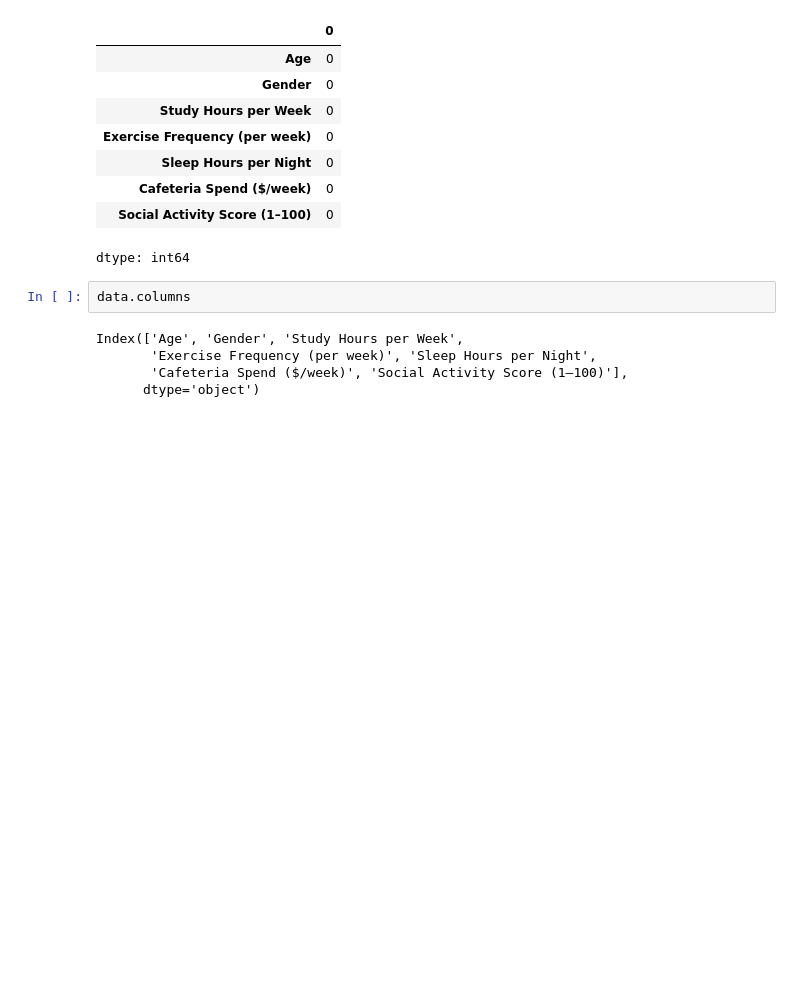
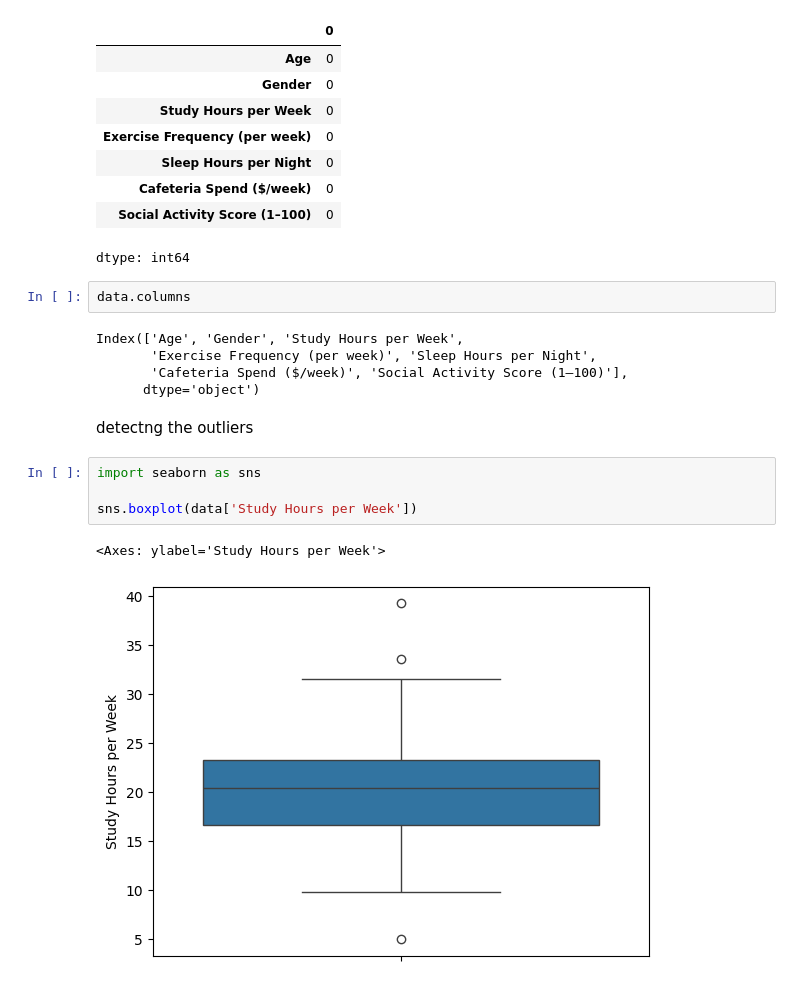
Before and after one commit to Mainabryan/Student-life-segmentation, a Jupyter notebook: Student_life_segmentation.ipynb, the cells around one changed output. Drawn from its saved outputs; the diff is of its cells as text; blank space fills up the shorter version.

```diff
--- a/Student_life_segmentation.ipynb
+++ b/Student_life_segmentation.ipynb
@@ -115,3 +116,12 @@ Index(['Age', 'Gender', 'Study Hours per Week',
        'Exercise Frequency (per week)', 'Sleep Hours per Night',
        'Cafeteria Spend ($/week)', 'Social Activity Score (1–100)'],
       dtype='object')
+# %% [markdown]
+detectng the outliers
+# %%
+import seaborn as sns
+
+sns.boxplot(data['Study Hours per Week'])
+# %% [output]
+<Axes: ylabel='Study Hours per Week'>
+[figure, added]
```
Also changed, not shown: parts of 3 cells of this notebook.
